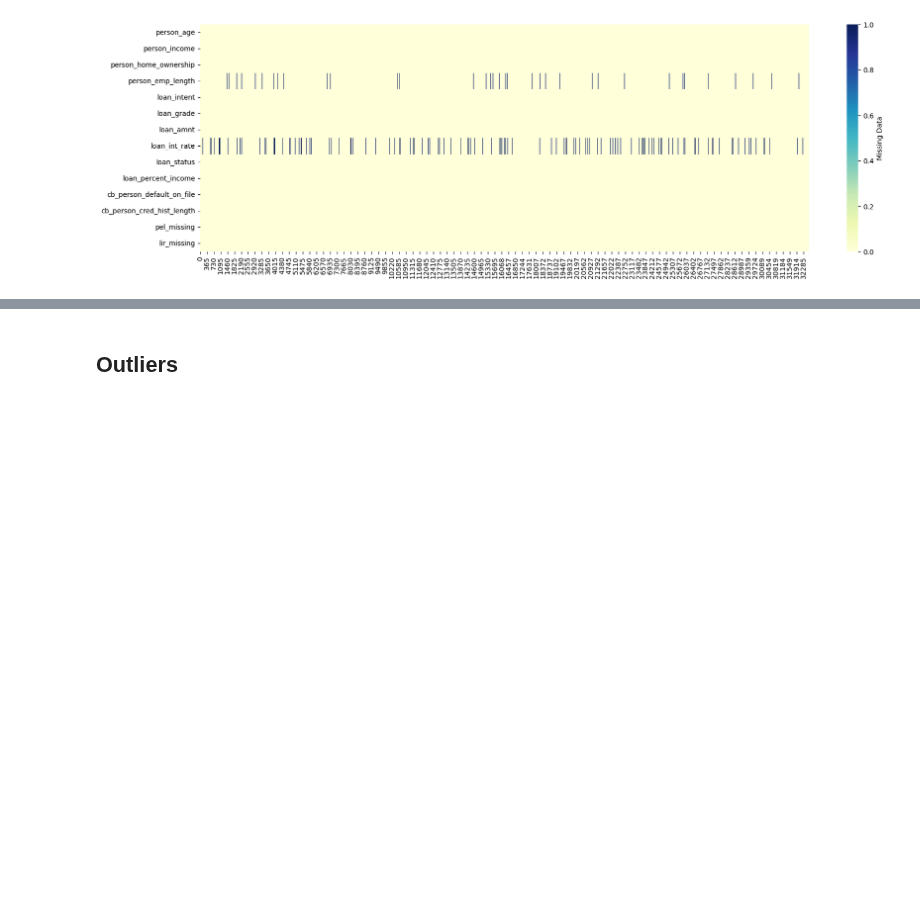
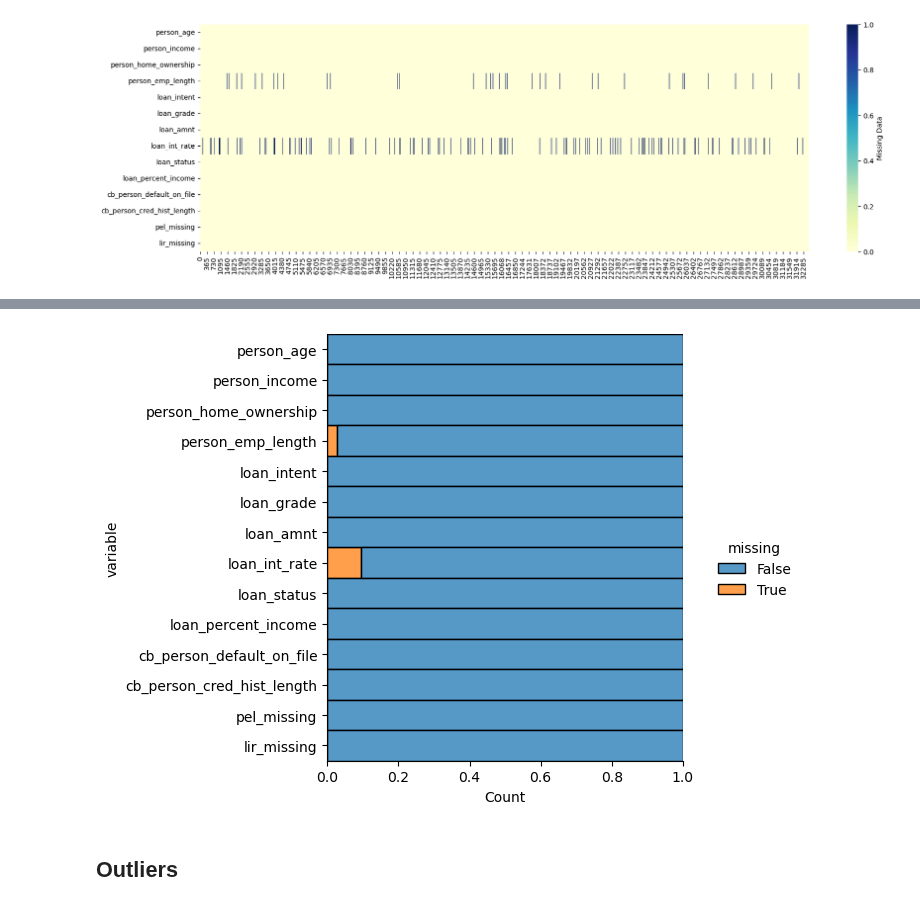
Before and after one commit to BillyBrothers/credit-risk-modeling, a Jupyter notebook: notebooks/preprocessing.ipynb, the cells around one changed output, grey strips where cells are left out. Cells and saved outputs as stored; diff of their text form; code cells hidden in the pictures; blank space fills up the shorter version.

Commit message:
displot for vis nans.

```diff
--- a/notebooks/preprocessing.ipynb
+++ b/notebooks/preprocessing.ipynb
@@ -533,3 +549,12 @@ sns.heatmap(
+# %%
+sns.displot(credit_risk_dataset.isna().melt(value_name='missing'),
+y='variable',
+hue='missing',
+multiple='fill',
+aspect=1.25
+);
+# %% [output]
+[figure, added]
 # %% [markdown]
 ## Outliers
 # %% [markdown]
```
Also changed, not shown: parts of 1 cell of this notebook.
